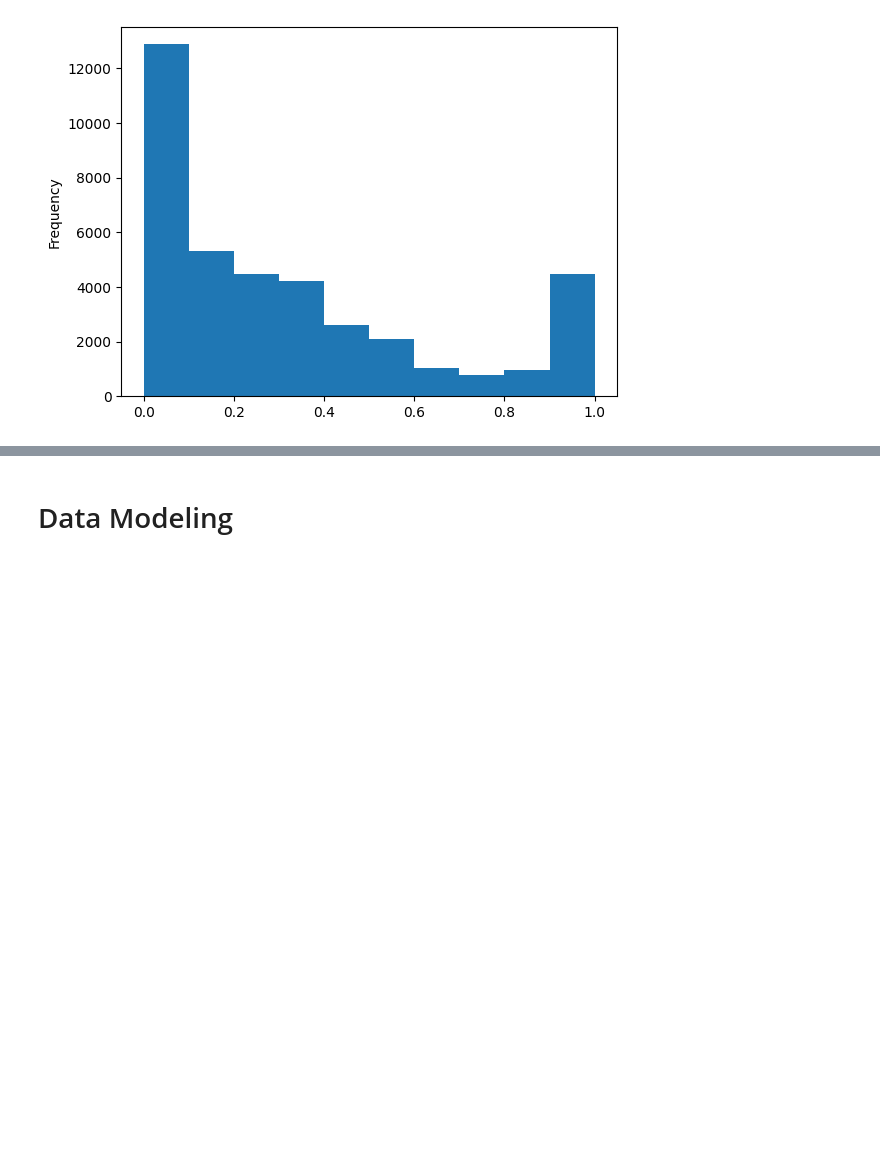
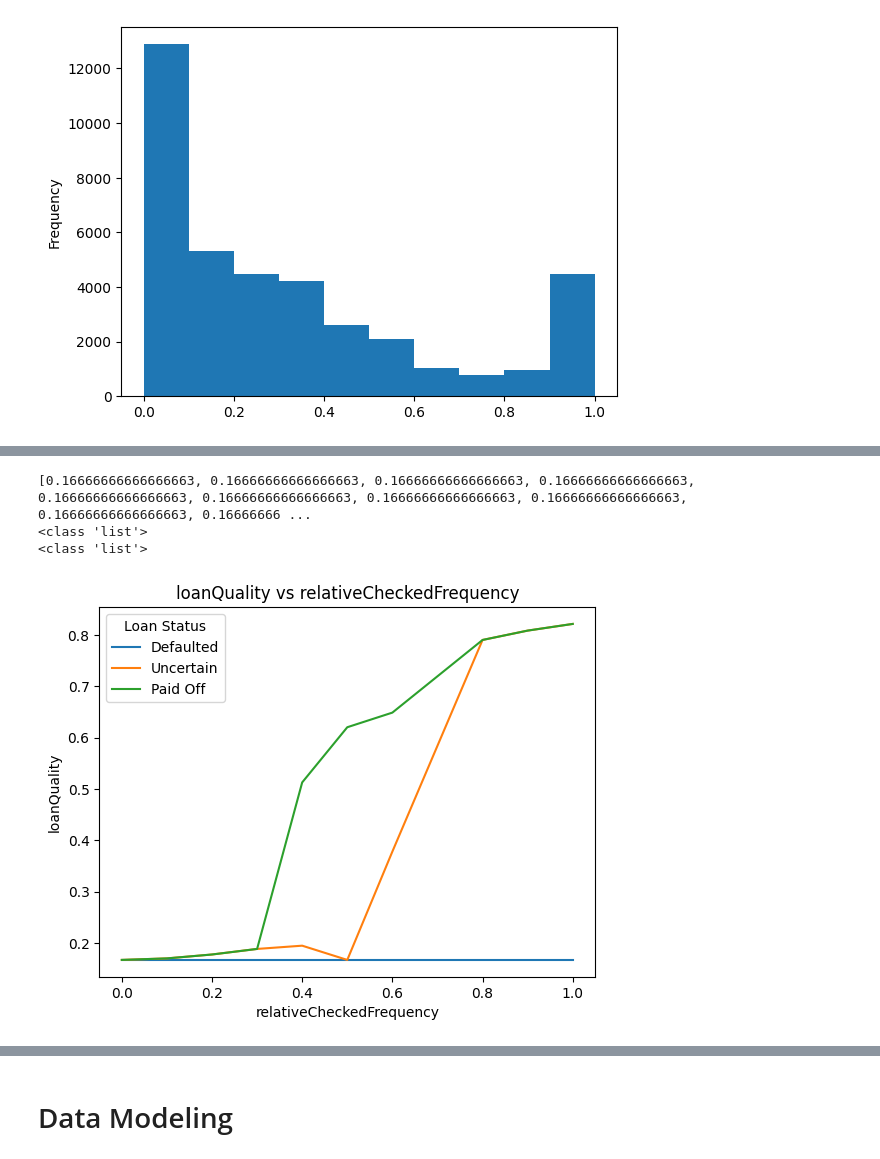
Before and after one commit to ahdeanlau/Credit_Score_Prediction, a Jupyter notebook: Exploratory_Data_analysis.ipynb, the cells around one changed output, grey strips where cells are left out. Saved outputs shown, nothing was run; the diff lists cells and outputs as text; code cells hidden in the pictures; blank space fills up the shorter version.

Commit message:
Add Fuzzy Logic to synthesize Target Variable 'loanQuality'

```diff
--- a/Exploratory_Data_analysis.ipynb
+++ b/Exploratory_Data_analysis.ipynb
@@ -715,0 +869,41 @@ dtype: int64
+# %%
+# Calculate the loanQuality with relativeCheckedFrequency range from 0 to 1 in a for loop with addition of 0.1
+# Set input values
+#declare array
+loanQuality_Defaulted = []
+loanQuality_Uncertain = []
+loanQuality_Paid_Off = []
+relativeCheckedFrequency = [0.0, 0.1, 0.2, 0.3, 0.4, 0.5, 0.6, 0.8, 0.9, 1.0]
+
+for loanStatus_variable in [-1, 0, 1]:
+    for relativeCheckedFrequency_variable in np.arange(0, 1, 0.1):
+        loanQuality_sim.input['relativeCheckedFrequency'] = relativeCheckedFrequency_variable
+        loanQuality_sim.input['loanStatus'] = loanStatus_variable
+        # Perform the simulation
+        loanQuality_sim.compute()
+        # Collect the output
+        if (loanStatus_variable == -1):
+            loanQuality_Defaulted.append(loanQuality_sim.output['loanQuality'])
+        elif (loanStatus_variable == 0):
+            loanQuality_Uncertain.append(loanQuality_sim.output['loanQuality'])
+        else:
+            loanQuality_Paid_Off.append(loanQuality_sim.output['loanQuality'])
+
+print(loanQuality_Defaulted)
+print(type(loanQuality_Defaulted))
+print(type(relativeCheckedFrequency))
+
+# Plot 3 graphs in one figure
+plt.plot(relativeCheckedFrequency, np.array(loanQuality_Defaulted), label='Defaulted')
+plt.plot(relativeCheckedFrequency, np.array(loanQuality_Uncertain), label='Uncertain')
+plt.plot(relativeCheckedFrequency, np.array(loanQuality_Paid_Off), label='Paid Off')
+plt.legend(title='Loan Status')
+plt.xlabel('relativeCheckedFrequency')
+plt.ylabel('loanQuality')
+plt.title('loanQuality vs relativeCheckedFrequency')
+plt.show()
+# %% [output]
+[0.16666666666666663, 0.16666666666666663, 0.16666666666666663, 0.16666666666666663, 0.16666666666666663, 0.16666666666666663, 0.16666666666666663, 0.16666666666666663, 0.16666666666666663, 0.16666666 ...
+<class 'list'>
+<class 'list'>
+[figure, added]
```
Also changed, not shown: parts of 24 cells of this notebook.
